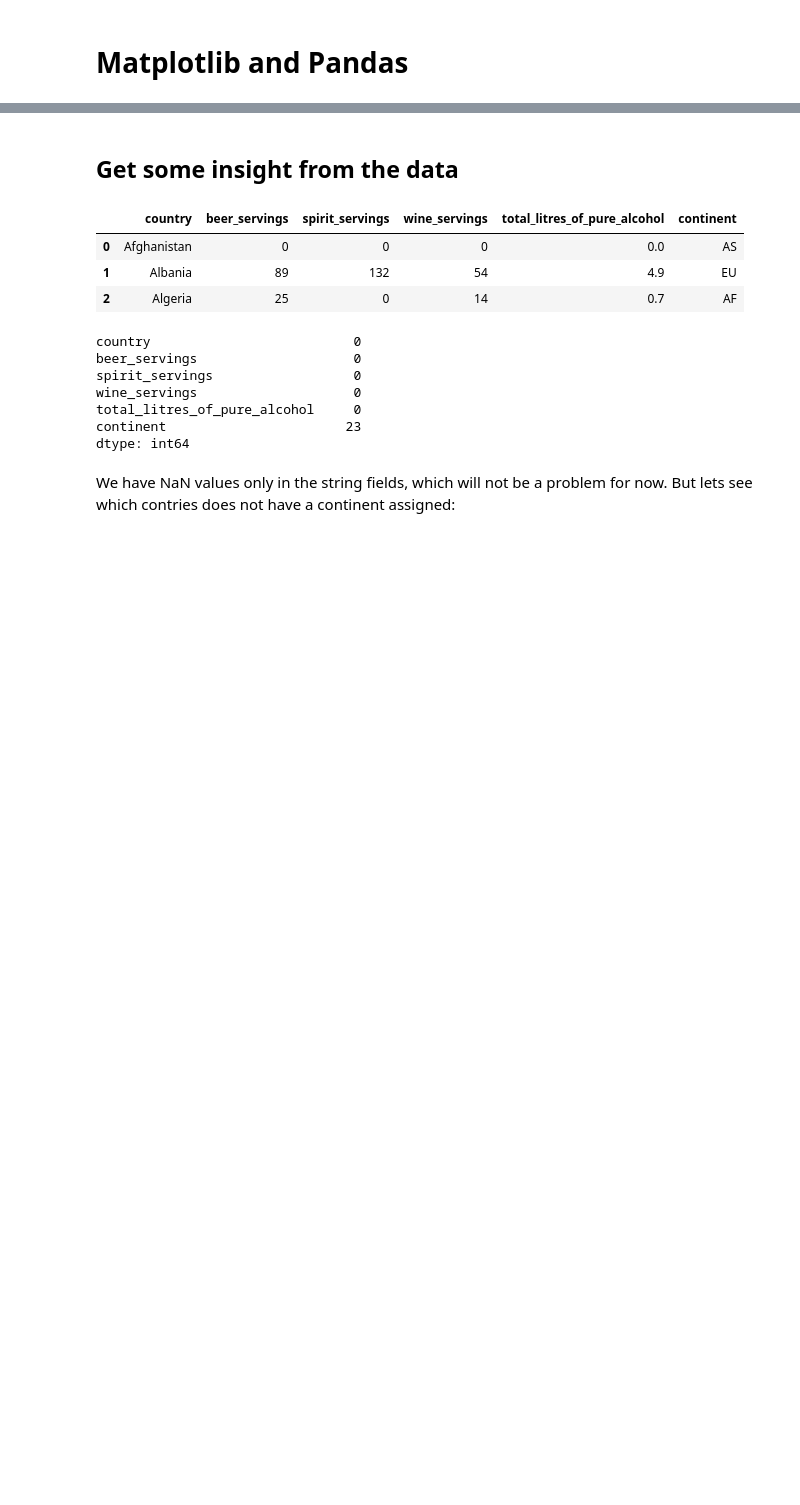
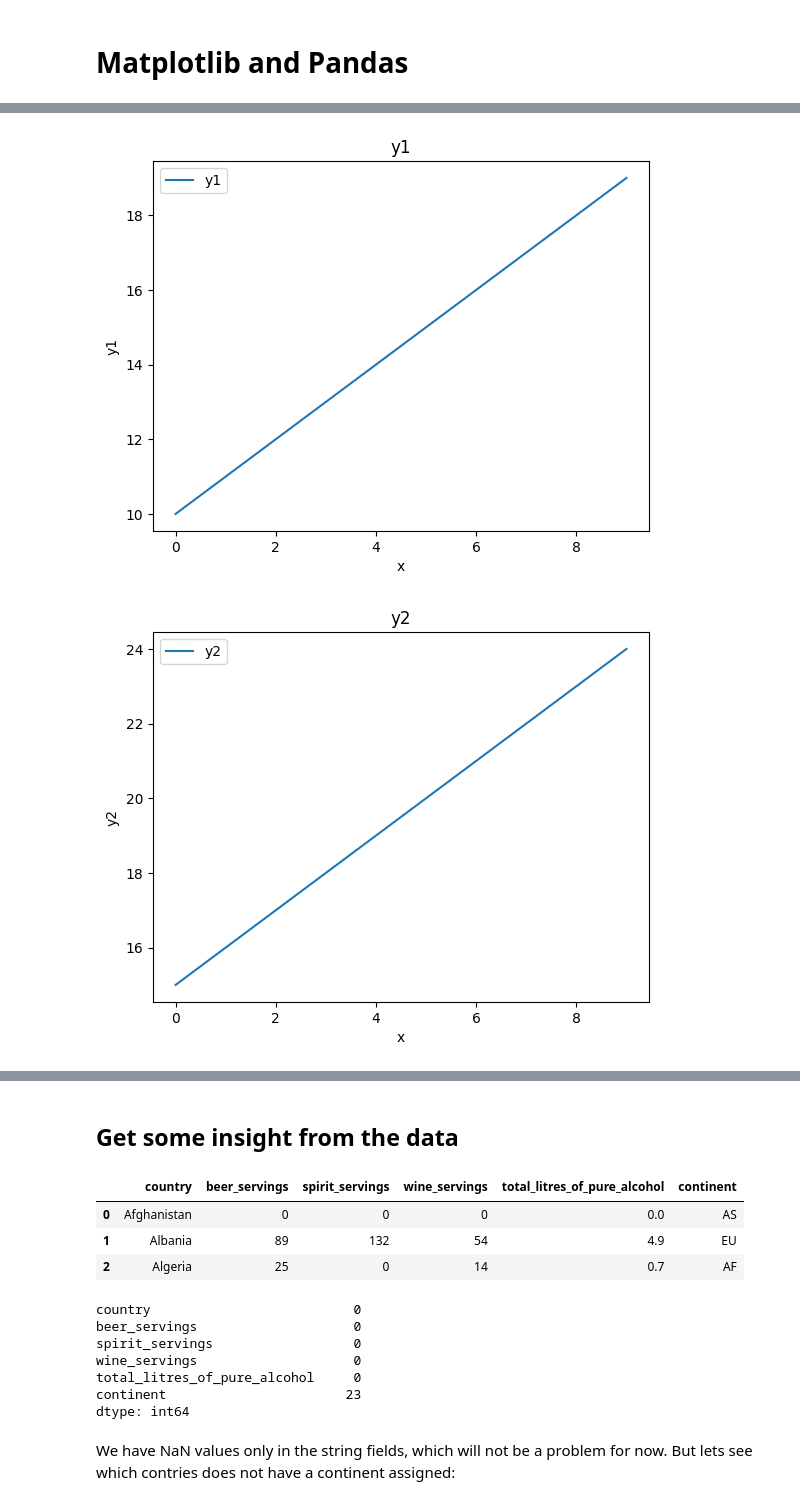
Before and after one commit to ProgressBG-Python-Course/JupyterNotebooksExamples, a Jupyter notebook: Notebooks/matplotlib_pandas_seaborn/pandas_and_mpl.ipynb, the cells around one changed output, grey strips where cells are left out. Saved outputs shown, nothing was run; the diff lists cells and outputs as text; code cells hidden in the pictures; blank space fills up the shorter version.

```diff
--- a/Notebooks/matplotlib_pandas_seaborn/pandas_and_mpl.ipynb
+++ b/Notebooks/matplotlib_pandas_seaborn/pandas_and_mpl.ipynb
@@ -11,0 +61,18 @@ The data for our plot experiments will be again from the [drinks](https://raw.gi
+# %%
+# create a simple DataFrame
+df = pd.DataFrame({'x': range(10), 'y1': range(10, 20), 'y2': range(15, 25), 'y3': range(20, 30)})
+
+# loop through the columns of the DataFrame
+for column in df.columns[1:]:
+    # create a line plot for each column
+    df.plot(x='x', y=column)
+    # add a title and label the axes
+    plt.title(column)
+    plt.xlabel('x')
+    plt.ylabel(column)
+
+# show the plot
+plt.show()
+# %% [output]
+[figure, added]
+[figure, added]
```
Also changed, not shown: parts of 22 cells of this notebook.
